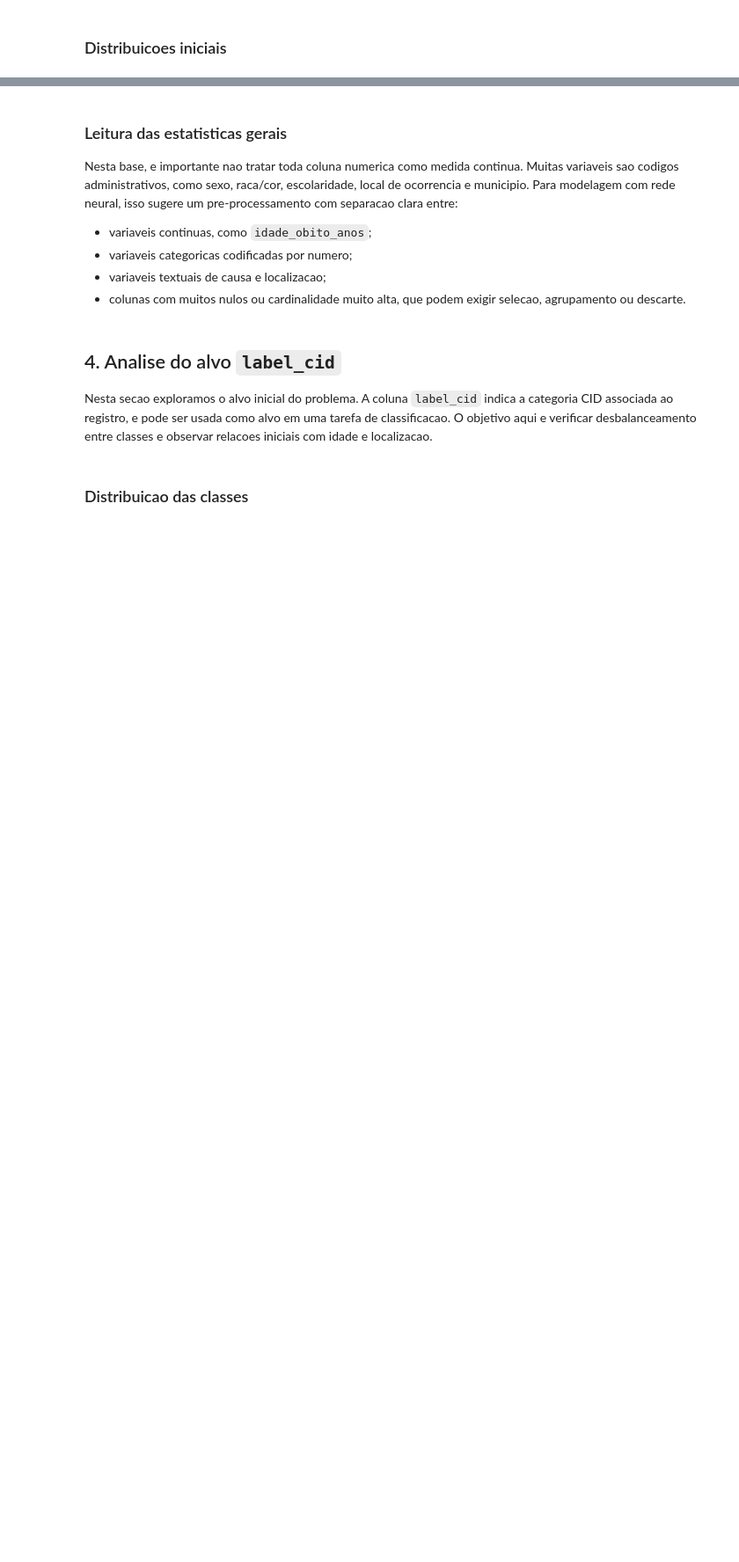
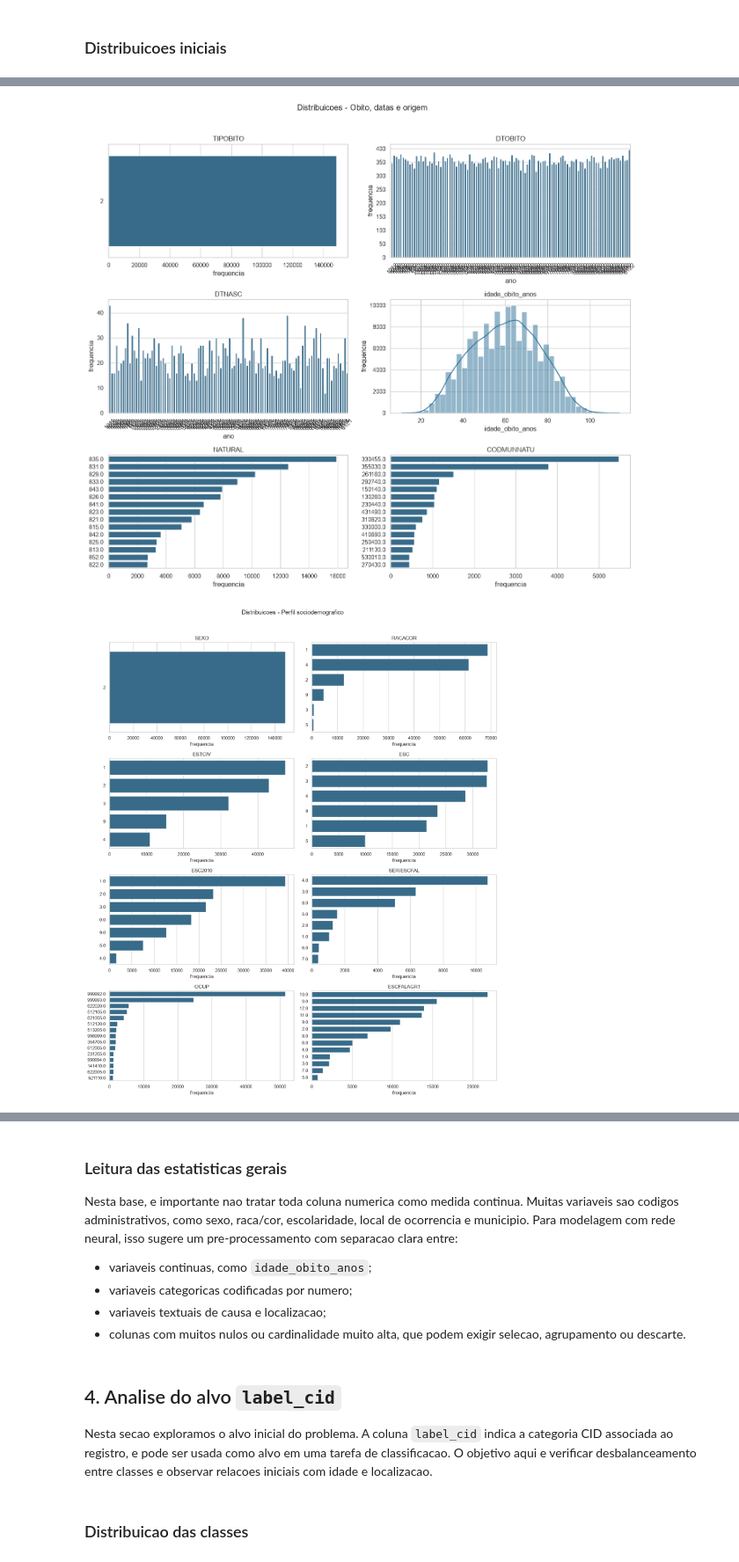
Before and after one commit to joaopjpc/Genetic-Neural-Feature-Selection-, a Jupyter notebook: notebooks/01_eda.ipynb, the cells around one changed output, grey strips where cells are left out. Shown at 88% size. Drawn from its saved outputs; the diff is of its cells as text; code cells hidden in the pictures; blank space fills up the shorter version.

```diff
--- a/notebooks/01_eda.ipynb
+++ b/notebooks/01_eda.ipynb
@@ -489,0 +629,76 @@ if plot_cols:
+# %%
+continuous_plot_cols = [col for col in [age_col, "NUDIASOBCO", "NUDIASINF"] if col in df.columns]
+date_plot_cols = [col for col in [death_date_col, birth_date_col] if col in df.columns]
+max_categories = 15
+group_size = 8
+
+
+def plot_single_feature_distribution(ax, data: pd.DataFrame, col: str) -> None:
+    series = data[col]
+    non_null = series.dropna()
+
+    if non_null.empty:
+        ax.text(0.5, 0.5, "Sem dados", ha="center", va="center")
+        ax.set_title(col)
+        ax.axis("off")
+        return
+
+    if col in date_plot_cols:
+        parsed = parse_yyyymmdd(series).dropna()
+        if parsed.empty:
+            ax.text(0.5, 0.5, "Datas invalidas", ha="center", va="center")
+            ax.set_title(col)
+            ax.axis("off")
+            return
+        year_counts = parsed.dt.year.value_counts().sort_index().reset_index()
+        year_counts.columns = ["ano", "frequencia"]
+        sns.barplot(data=year_counts, x="ano", y="frequencia", ax=ax, color="#2a6f97")
+        ax.tick_params(axis="x", rotation=45)
+        ax.set_xlabel("ano")
+        ax.set_ylabel("frequencia")
+    elif col in continuous_plot_cols:
+        sns.histplot(non_null, bins=40, kde=True, ax=ax, color="#2a6f97")
+        ax.set_xlabel(col)
+        ax.set_ylabel("frequencia")
+    else:
+        counts = non_null.astype("string").value_counts().head(max_categories).reset_index()
+        counts.columns = [col, "frequencia"]
+        sns.barplot(data=counts, y=col, x="frequencia", ax=ax, color="#2a6f97")
+        ax.set_xlabel("frequencia")
+        ax.set_ylabel("")
+
+    ax.set_title(col)
+
+
+def plot_feature_group_distributions(group_name: str, cols: list[str]) -> None:
+    available_cols = [col for col in cols if col in df.columns]
+
+    for start in range(0, len(available_cols), group_size):
+        block_cols = available_cols[start:start + group_size]
+        n_cols = 2
+        n_rows_plot = int(np.ceil(len(block_cols) / n_cols))
+        fig, axes = plt.subplots(n_rows_plot, n_cols, figsize=(14, 4 * n_rows_plot))
+        axes = np.atleast_1d(axes).flatten()
+
+        for ax, col in zip(axes, block_cols):
+            plot_single_feature_distribution(ax, df, col)
+
+        for ax in axes[len(block_cols):]:
+            ax.axis("off")
+
+        suffix = f" - parte {start // group_size + 1}" if len(available_cols) > group_size else ""
+        fig.suptitle(f"Distribuicoes - {group_name}{suffix}", y=1.02)
+        plt.tight_layout()
+        plt.show()
+
+
+all_grouped_cols = []
+for group_name, group_cols in feature_groups.items():
+    all_grouped_cols.extend([col for col in group_cols if col in df.columns])
+    plot_feature_group_distributions(group_name, group_cols)
+
+remaining_plot_cols = [col for col in df.columns if col not in all_grouped_cols]
+plot_feature_group_distributions("Outras features", remaining_plot_cols)
+# %% [output]
+[figure, added]
+[figure, added]
```
Also changed, not shown: parts of 12 cells of this notebook, 5 other files.
